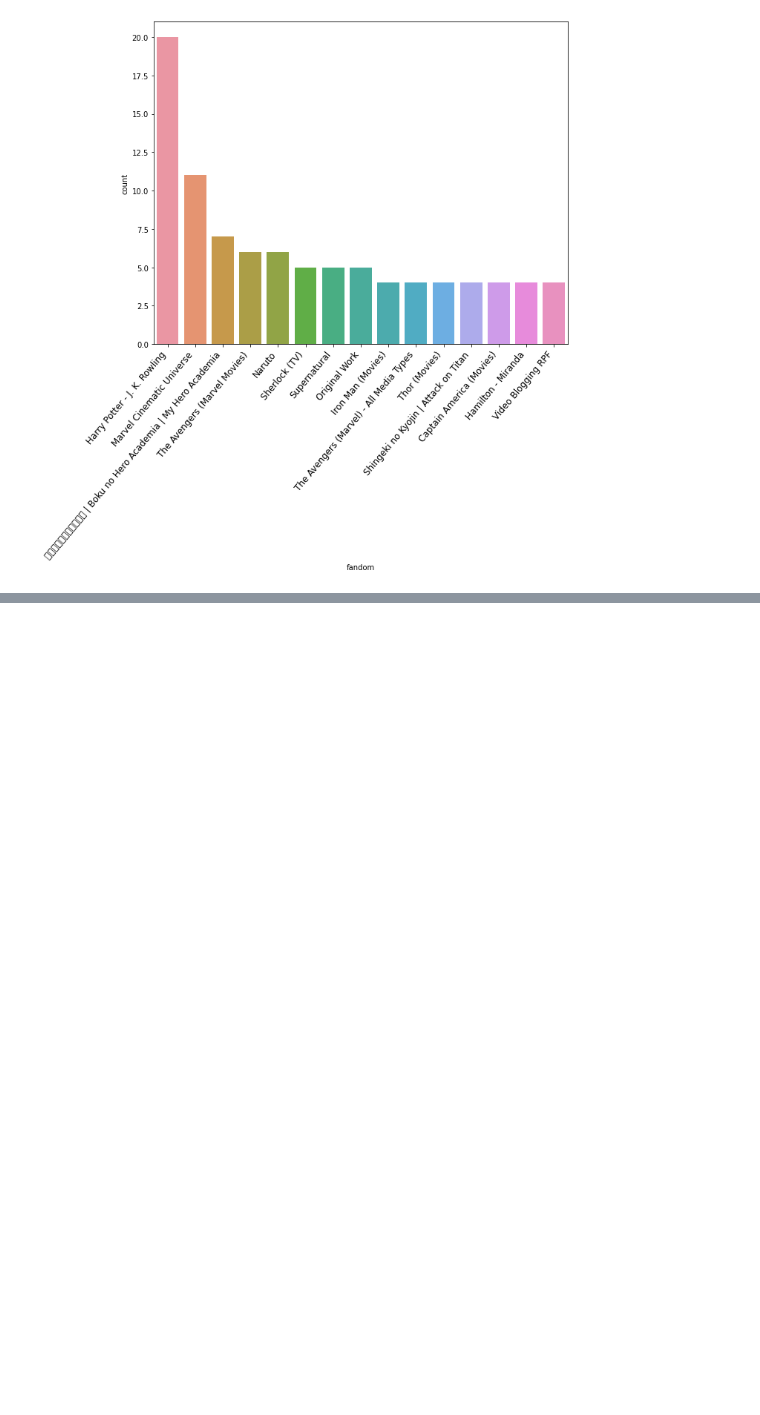
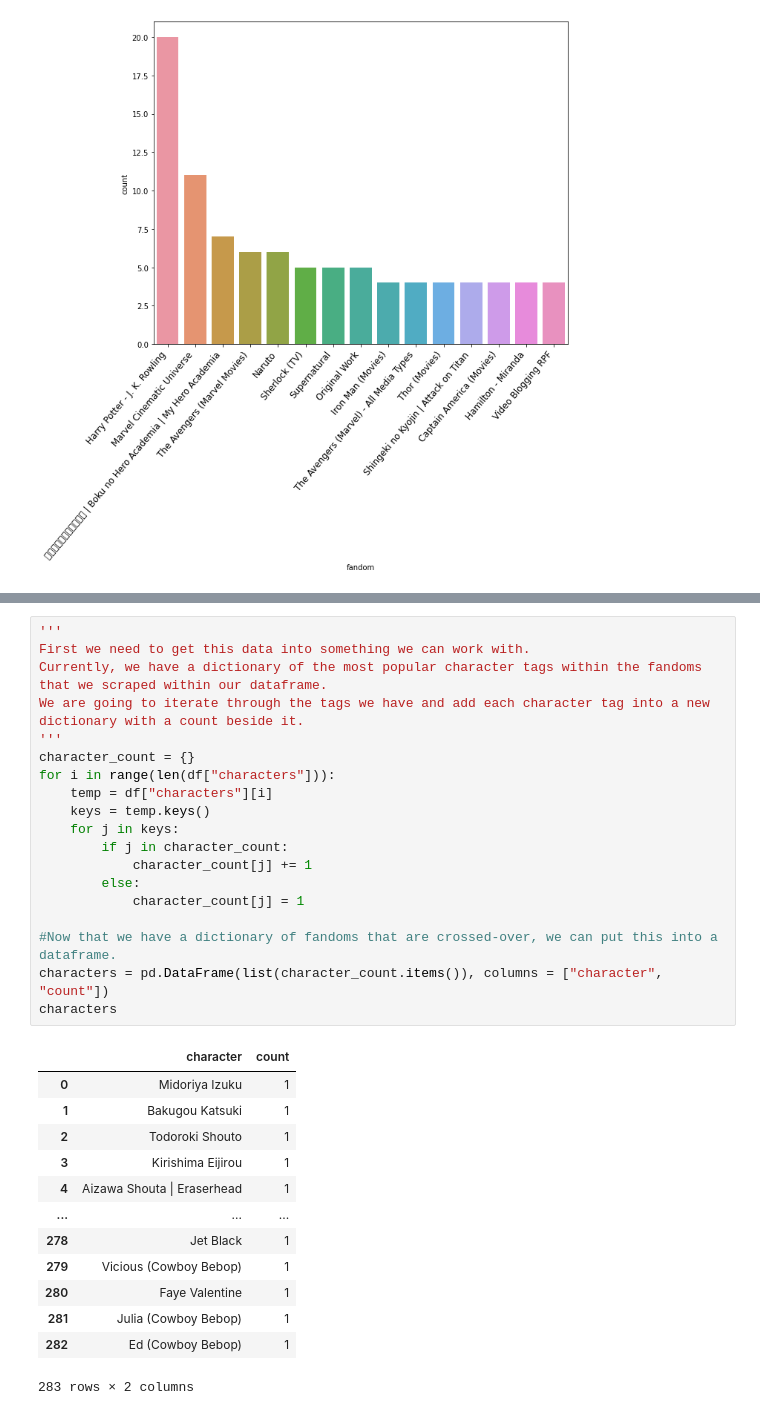
Before and after one commit to emedema/ao3-network-analysis, a Jupyter notebook: data_analysis/popular_fandom_exploration.ipynb, the cells around one changed output, grey strips where cells are left out. Cells and saved outputs as stored; diff of their text form; blank space fills up the shorter version.

```diff
--- a/data_analysis/popular_fandom_exploration.ipynb
+++ b/data_analysis/popular_fandom_exploration.ipynb
@@ -519,0 +585,33 @@ plt.show()
+# %%
+'''
+First we need to get this data into something we can work with.
+Currently, we have a dictionary of the most popular character tags within the fandoms that we scraped within our dataframe.
+We are going to iterate through the tags we have and add each character tag into a new dictionary with a count beside it.
+'''
+character_count = {}
+for i in range(len(df["characters"])):
+    temp = df["characters"][i]
+    keys = temp.keys()
+    for j in keys:
+        if j in character_count:
+            character_count[j] += 1
+        else:
+            character_count[j] = 1
+
+#Now that we have a dictionary of fandoms that are crossed-over, we can put this into a dataframe.
+characters = pd.DataFrame(list(character_count.items()), columns = ["character", "count"])
+characters
+# %% [output]
+|  | character | count |
+| 0 | Midoriya Izuku | 1 |
+| 1 | Bakugou Katsuki | 1 |
+| 2 | Todoroki Shouto | 1 |
+| 3 | Kirishima Eijirou | 1 |
+| 4 | Aizawa Shouta | Eraserhead | 1 |
+| ... | ... | ... |
+| 278 | Jet Black | 1 |
+| 279 | Vicious (Cowboy Bebop) | 1 |
+| 280 | Faye Valentine | 1 |
+| 281 | Julia (Cowboy Bebop) | 1 |
+| 282 | Ed (Cowboy Bebop) | 1 |
+283 rows × 2 columns
```
Also changed, not shown: parts of 5 cells of this notebook.
